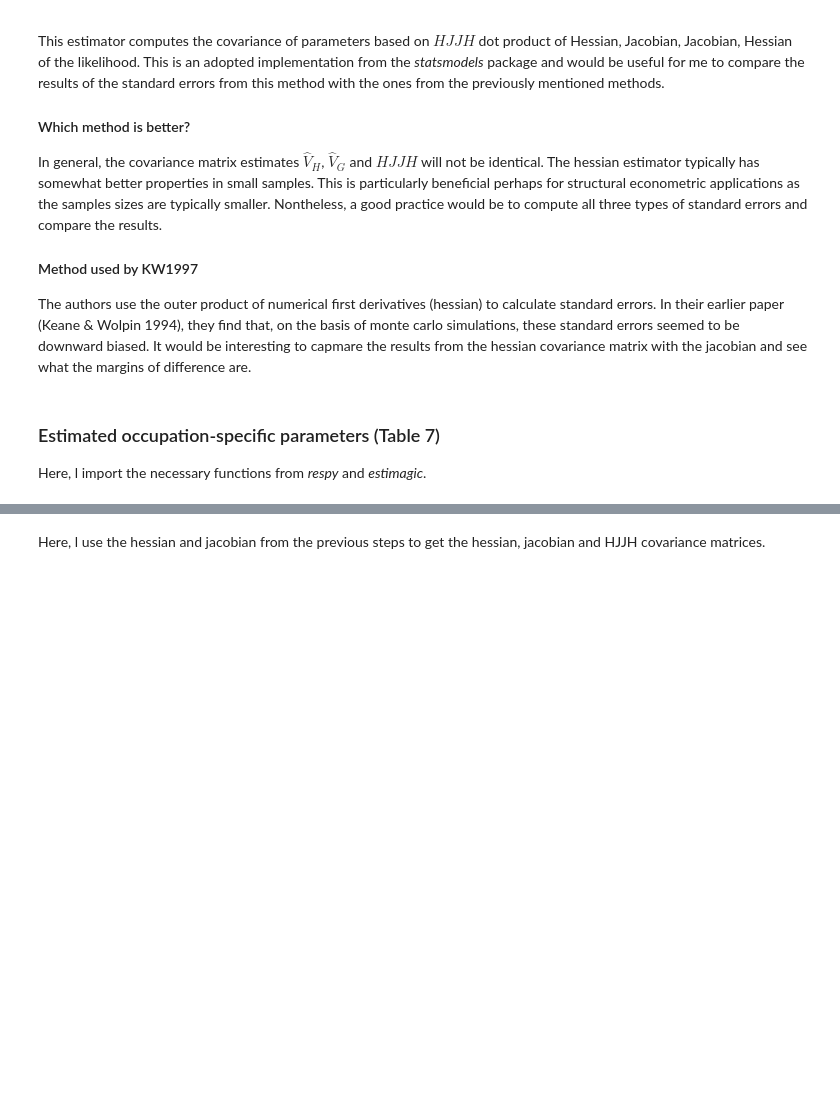
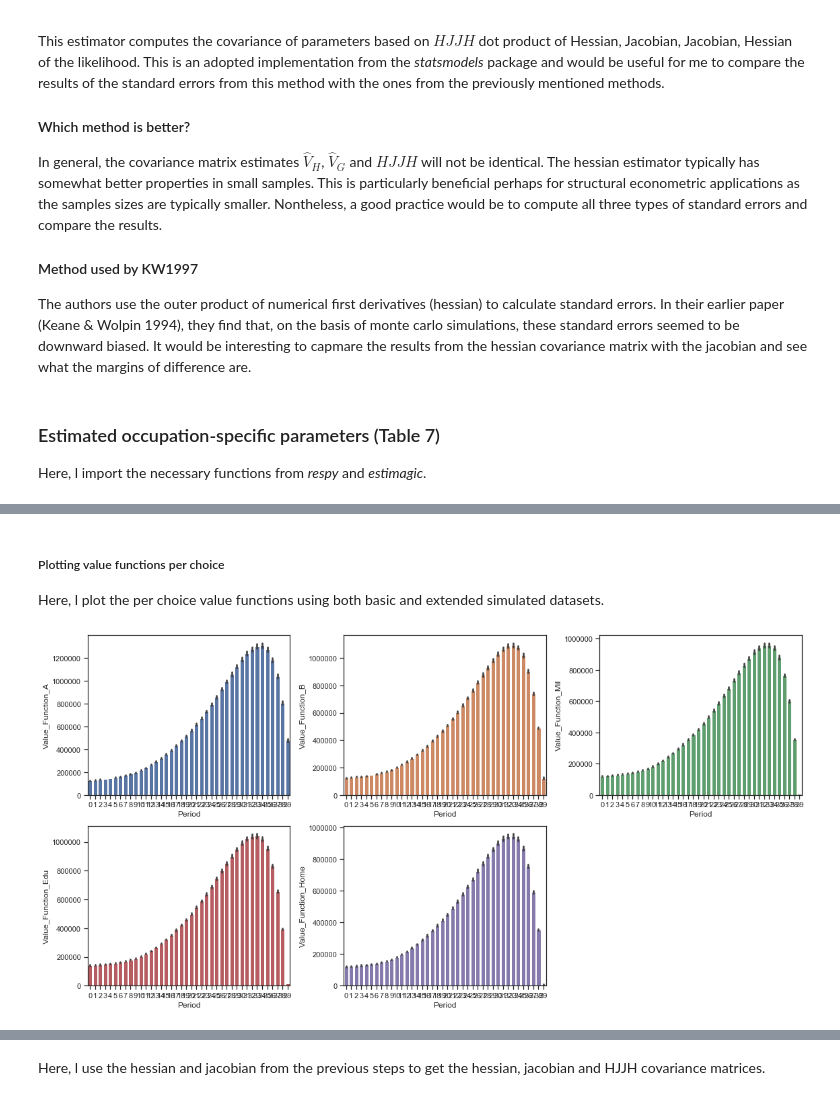
Before and after one commit to Yuleii/student-project-lindamaok899, a Jupyter notebook: student_project.ipynb, the cells around one changed output, grey strips where cells are left out. Drawn from its saved outputs; the diff is of its cells as text; code cells hidden in the pictures; blank space fills up the shorter version.

```diff
--- a/student_project.ipynb
+++ b/student_project.ipynb
@@ -610,0 +620,8 @@ plt.show()
+# %% [markdown]
+##### Plotting value functions per choice
+Here, l plot the per choice value functions using both basic and extended simulated datasets.
+# %%
+# Plot value functions for basic model
+value_func_basic(respy_basic, ax)
+# %% [output]
+[figure, added]
```
Also changed, not shown: parts of 19 cells of this notebook, 1 other file.
